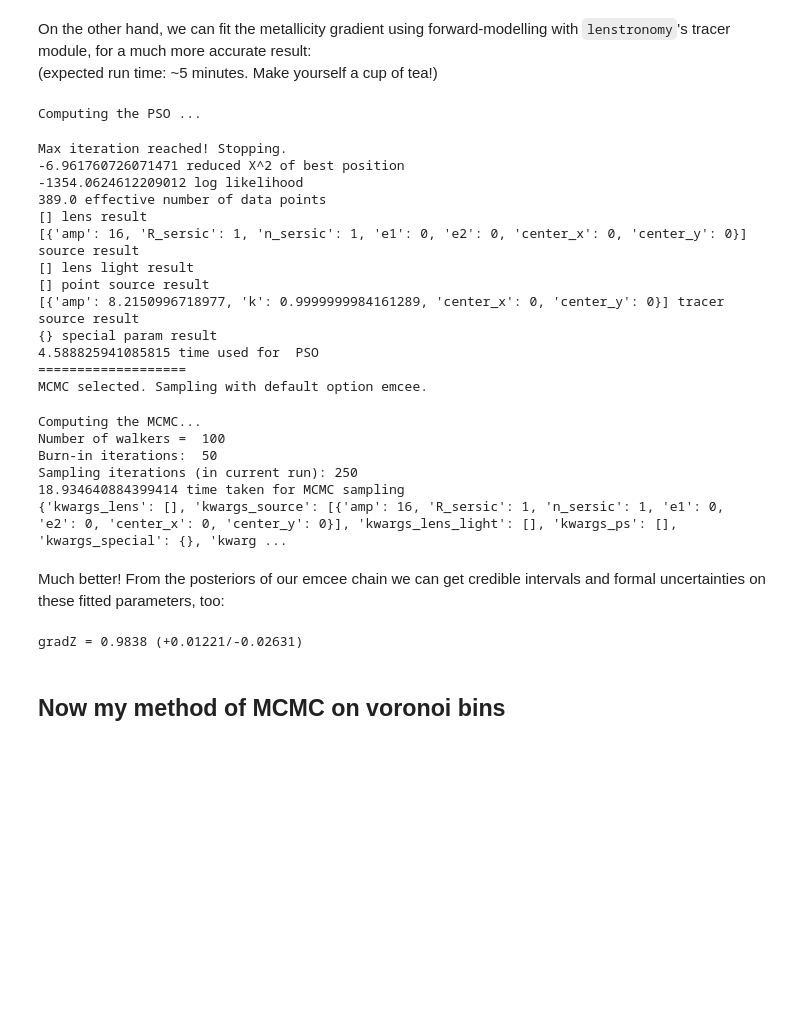
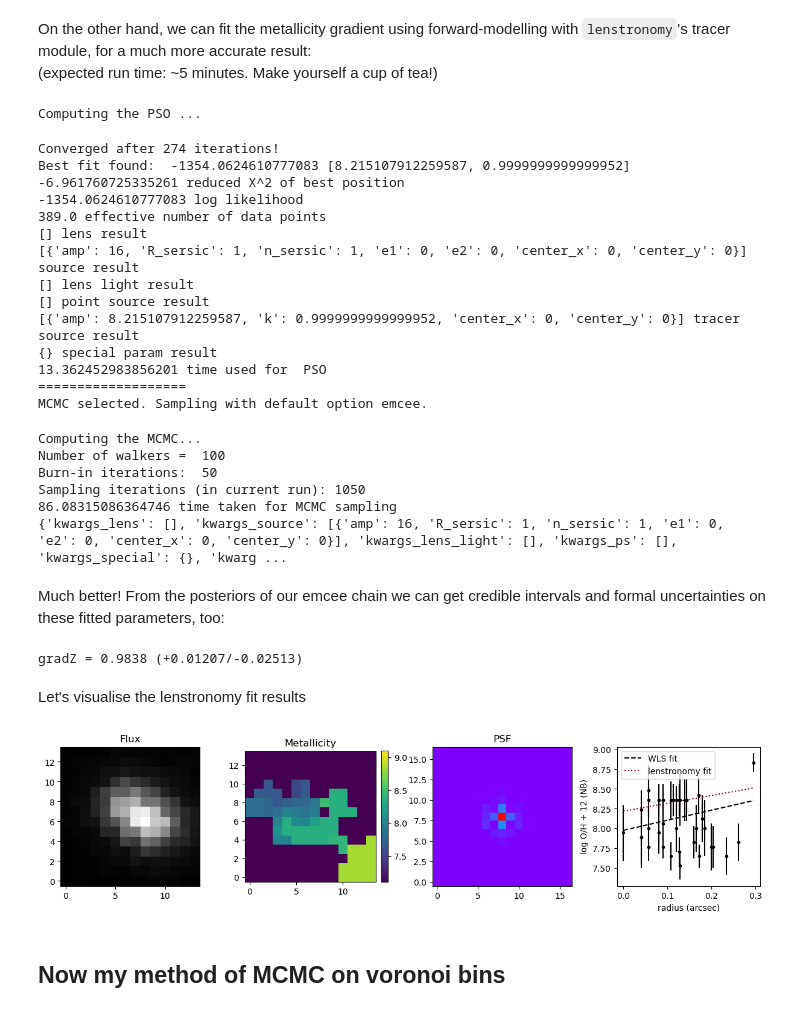
Before and after one commit to ayanacharyya/passage, a Jupyter notebook: lenstronomy_test.ipynb, the cells around one changed output. Drawn from its saved outputs; the diff is of its cells as text; code cells hidden in the pictures; blank space fills up the shorter version.

```diff
--- a/lenstronomy_test.ipynb
+++ b/lenstronomy_test.ipynb
@@ -180,7 +180,7 @@ kwargs_data_joint = {'multi_band_list': multi_band_list,
 kwargs_constraints = {'linear_solver': True}
 
 fitting_seq = FittingSequence(kwargs_data_joint, kwargs_model, kwargs_constraints, kwargs_likelihood, kwargs_params)
-fitting_kwargs_list = [['PSO',  {'sigma_scale': 1, 'n_particles': 100, 'n_iterations': 100}], ['MCMC', {'n_burn': 50, 'n_run': 200, 'n_walkers': 100, 'sigma_scale': .1}]]
+fitting_kwargs_list = [['PSO',  {'sigma_scale': 1, 'n_particles': 100, 'n_iterations': 500}], ['MCMC', {'n_burn': 50, 'n_run': 1000, 'n_walkers': 100, 'sigma_scale': .1}]]
 
 chain_list = fitting_seq.fit_sequence(fitting_kwargs_list)
 kwargs_result = fitting_seq.best_fit()
@@ -188,24 +188,25 @@ kwargs_result = fitting_seq.best_fit()
 print(kwargs_result)
 # %% [output]
 Computing the PSO ...
-Max iteration reached! Stopping.
--6.961760726071471 reduced X^2 of best position
--1354.0624612209012 log likelihood
+Converged after 274 iterations!
+Best fit found:  -1354.0624610777083 [8.215107912259587, 0.9999999999999952]
+-6.961760725335261 reduced X^2 of best position
+-1354.0624610777083 log likelihood
 389.0 effective number of data points
 [] lens result
 [{'amp': 16, 'R_sersic': 1, 'n_sersic': 1, 'e1': 0, 'e2': 0, 'center_x': 0, 'center_y': 0}] source result
 [] lens light result
 [] point source result
-[{'amp': 8.2150996718977, 'k': 0.9999999984161289, 'center_x': 0, 'center_y': 0}] tracer source result
+[{'amp': 8.215107912259587, 'k': 0.9999999999999952, 'center_x': 0, 'center_y': 0}] tracer source result
 {} special param result
-4.588825941085815 time used for  PSO
+13.362452983856201 time used for  PSO
 ===================
 MCMC selected. Sampling with default option emcee.
 Computing the MCMC...
 Number of walkers =  100
 Burn-in iterations:  50
-Sampling iterations (in current run): 250
-18.934640884399414 time taken for MCMC sampling
+Sampling iterations (in current run): 1050
+86.08315086364746 time taken for MCMC sampling
 {'kwargs_lens': [], 'kwargs_source': [{'amp': 16, 'R_sersic': 1, 'n_sersic': 1, 'e1': 0, 'e2': 0, 'center_x': 0, 'center_y': 0}], 'kwargs_lens_light': [], 'kwargs_ps': [], 'kwargs_special': {}, 'kwarg ...
 # %% [markdown]
 Much better! From the posteriors of our emcee chain we can get credible intervals and formal uncertainties on these fitted parameters, too:
@@ -215,10 +216,40 @@ sampler_type, samples_mcmc, param_mcmc, dist_mcmc  = chain_list[1]
 lower_bound = np.percentile(samples_mcmc[:,1], 16)
 median      = np.percentile(samples_mcmc[:,1], 50)
 upper_bound = np.percentile(samples_mcmc[:,1], 84)
+print("gradZ = {0:.4} (+{1:.4}/-{2:.4})".format(median, upper_bound - median, median-lower_bound))
 
-print("gradZ = {0:.4} (+{1:.4}/-{2:.4})".format(median, upper_bound - median, median-lower_bound))
+lenstronomy_fit_params = [np.median(samples_mcmc[:, item]) for item in range(np.shape(samples_mcmc)[1])][::-1]
 # %% [output]
-gradZ = 0.9838 (+0.01221/-0.02631)
+gradZ = 0.9838 (+0.01207/-0.02513)
+# %% [markdown]
+Let's visualise the lenstronomy fit results
+# %%
+fig, axes = plt.subplots(1,4, figsize=(15, 3))
+fig.subplots_adjust(wspace=0.3)
+
+axes[0].imshow(kwargs_image_data['image_data'], cmap='Greys_r')
+axes[0].set_title('Flux')
+
+z_plot = axes[1].imshow(kwargs_tracer_data['image_data'], vmin=7.1, vmax=9.1)
+axes[1].set_title('Metallicity')
+plt.colorbar(z_plot,ax=axes[1],fraction=0.046, pad=0.04)
+
+axes[2].imshow(kwargs_psf['kernel_point_source'], cmap='rainbow')
+axes[2].set_title('PSF')
+
+radprof_ax = axes[3]
+xarr = np.linspace(np.min(logOH_df['distance']), np.max(logOH_df['distance']), 10)
+
+radprof_ax.errorbar(logOH_df['distance'], logOH_df['log_OH'], yerr=logOH_df['log_OH_u'], fmt='.k', capsize=0)
+radprof_ax.plot(xarr, np.poly1d([wls_model_fit.params['x1'], wls_model_fit.params['const']])(xarr), c='k', ls='--', label='WLS fit')
+radprof_ax.plot(xarr, np.poly1d(lenstronomy_fit_params)(xarr), c='maroon', ls=':', label='lenstronomy fit')
+
+radprof_ax.set_xlabel('radius (arcsec)')
+radprof_ax.set_ylabel(f'log O/H + 12 ({Zdiag})')
+radprof_ax.legend()
+radprof_ax.set_aspect('auto')
+# %% [output]
+[figure, added]
 # %% [markdown]
 ## Now my method of MCMC on voronoi bins
 # %% [markdown]
```
Also changed, not shown: parts of 17 cells of this notebook, 4 other files.
